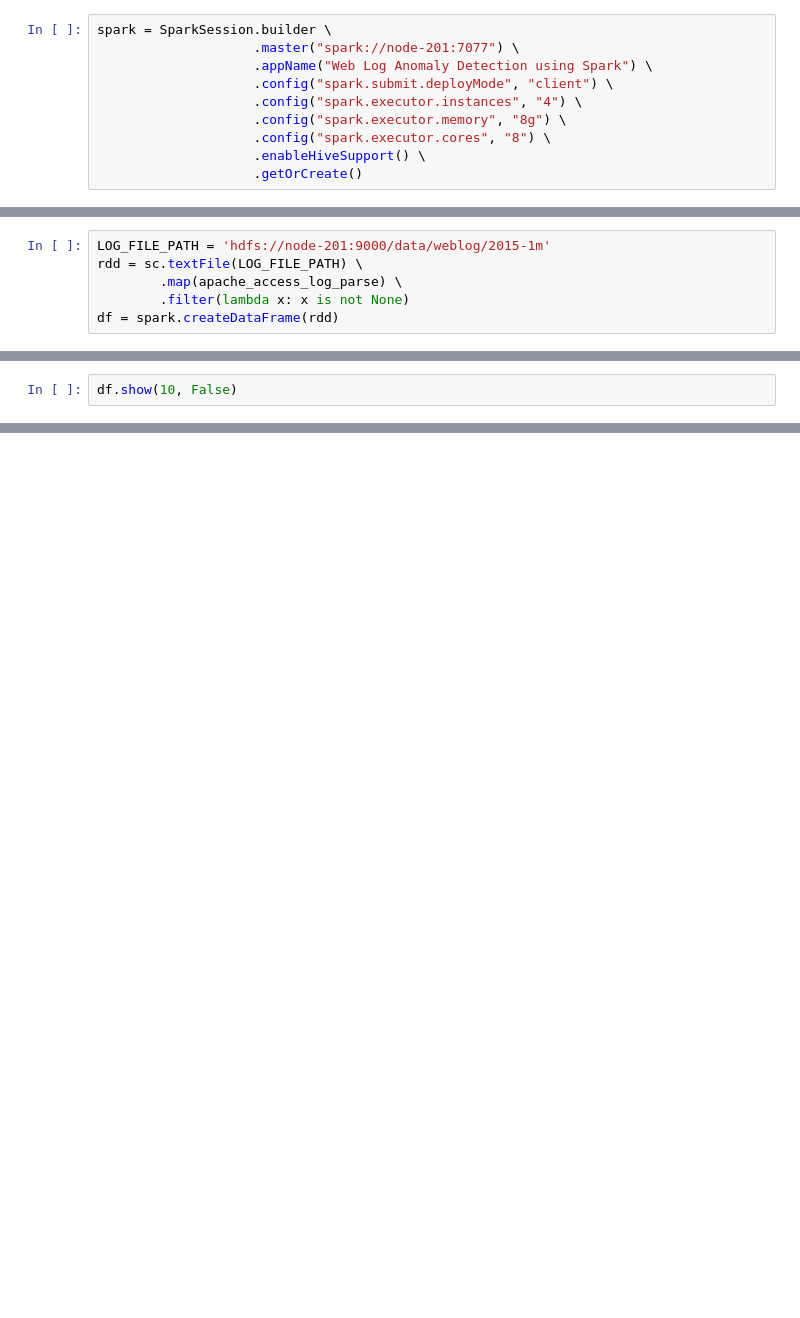
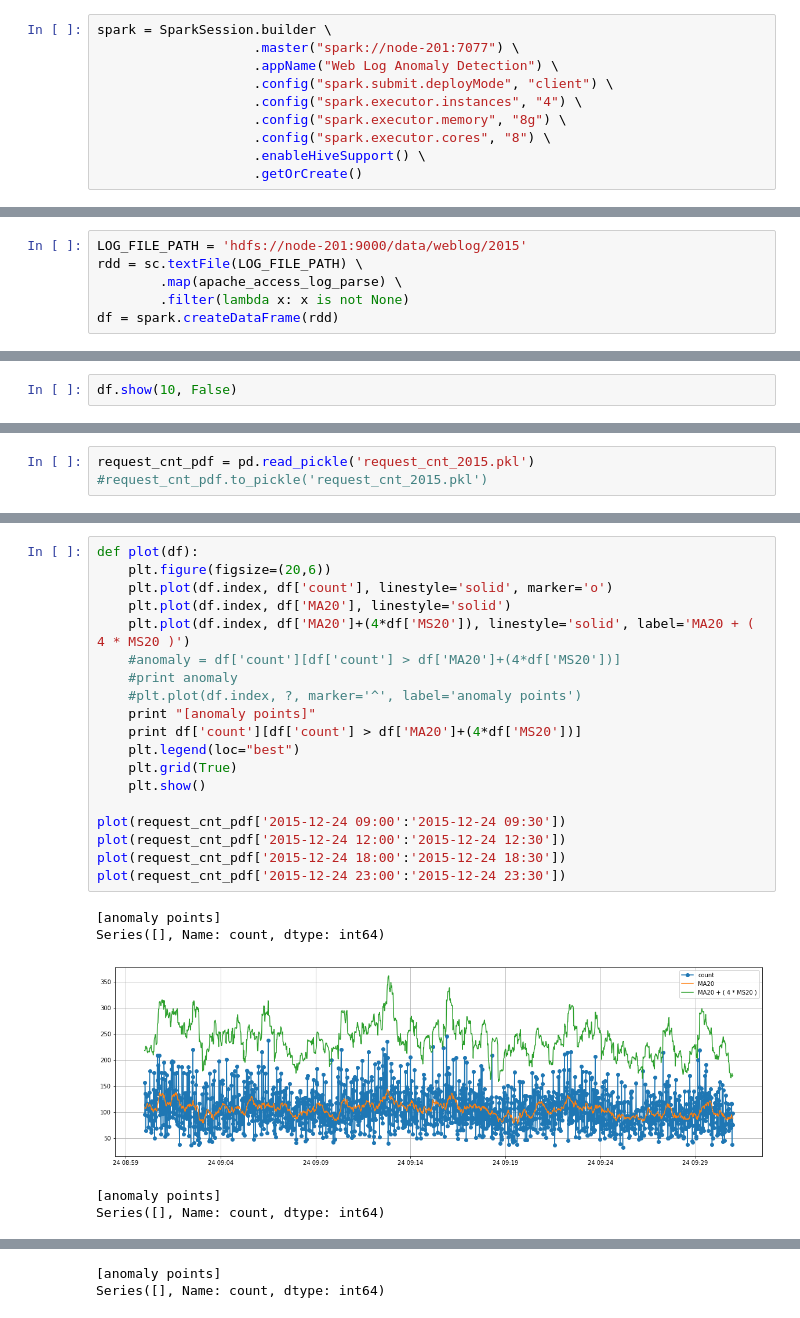
Before and after one commit to pjh0347/hadoop, a Jupyter notebook: anomaly_detection/anomaly_detection.ipynb, the cells around one changed output, grey strips where cells are left out. Cells and saved outputs as stored; diff of their text form; blank space fills up the shorter version.

Commit message:
improves anomaly_detection notebook

```diff
--- a/anomaly_detection/anomaly_detection.ipynb
+++ b/anomaly_detection/anomaly_detection.ipynb
@@ -13,7 +13,7 @@ Getting spark session
 # %%
 spark = SparkSession.builder \
                     .master("spark://node-201:7077") \
-                    .appName("Web Log Anomaly Detection using Spark") \
+                    .appName("Web Log Anomaly Detection") \
                     .config("spark.submit.deployMode", "client") \
                     .config("spark.executor.instances", "4") \
                     .config("spark.executor.memory", "8g") \
@@ -71,5 +71,5 @@ Loading data
 # %%
-LOG_FILE_PATH = 'hdfs://node-201:9000/data/weblog/2015-1m'
+LOG_FILE_PATH = 'hdfs://node-201:9000/data/weblog/2015'
 rdd = sc.textFile(LOG_FILE_PATH) \
         .map(apache_access_log_parse) \
         .filter(lambda x: x is not None)
@@ -232,0 +97,3 @@ pdf.groupby('host')
+# %%
+request_cnt_pdf = pd.read_pickle('request_cnt_2015.pkl')
+#request_cnt_pdf.to_pickle('request_cnt_2015.pkl')
@@ -232,0 +129,25 @@ pdf.groupby('host')
+# %%
+def plot(df):
+    plt.figure(figsize=(20,6))
+    plt.plot(df.index, df['count'], linestyle='solid', marker='o')
+    plt.plot(df.index, df['MA20'], linestyle='solid')
+    plt.plot(df.index, df['MA20']+(4*df['MS20']), linestyle='solid', label='MA20 + ( 4 * MS20 )')
+    #anomaly = df['count'][df['count'] > df['MA20']+(4*df['MS20'])]
+    #print anomaly
+    #plt.plot(df.index, ?, marker='^', label='anomaly points')
+    print "[anomaly points]"
+    print df['count'][df['count'] > df['MA20']+(4*df['MS20'])]
+    plt.legend(loc="best")
+    plt.grid(True)
+    plt.show()
+
+plot(request_cnt_pdf['2015-12-24 09:00':'2015-12-24 09:30'])
+plot(request_cnt_pdf['2015-12-24 12:00':'2015-12-24 12:30'])
+plot(request_cnt_pdf['2015-12-24 18:00':'2015-12-24 18:30'])
+plot(request_cnt_pdf['2015-12-24 23:00':'2015-12-24 23:30'])
+# %% [output]
+[anomaly points]
+Series([], Name: count, dtype: int64)
+[figure, added]
+[anomaly points]
+Series([], Name: count, dtype: int64)
@@ -232,0 +155,2 @@ pdf.groupby('host')
+[anomaly points]
+Series([], Name: count, dtype: int64)
```
Also changed, not shown: parts of 56 cells of this notebook.
